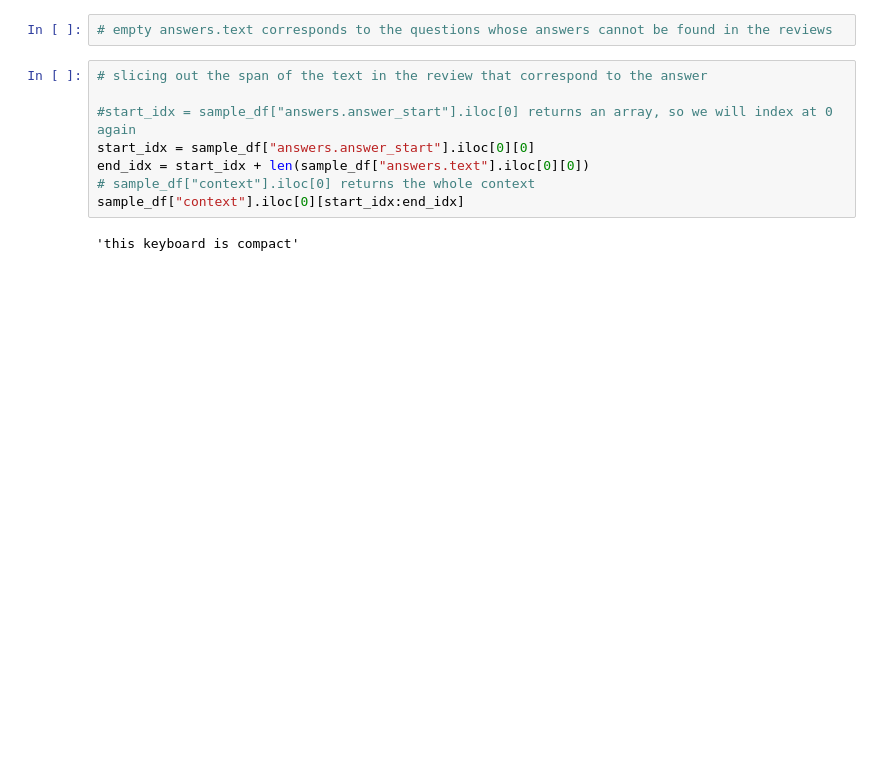
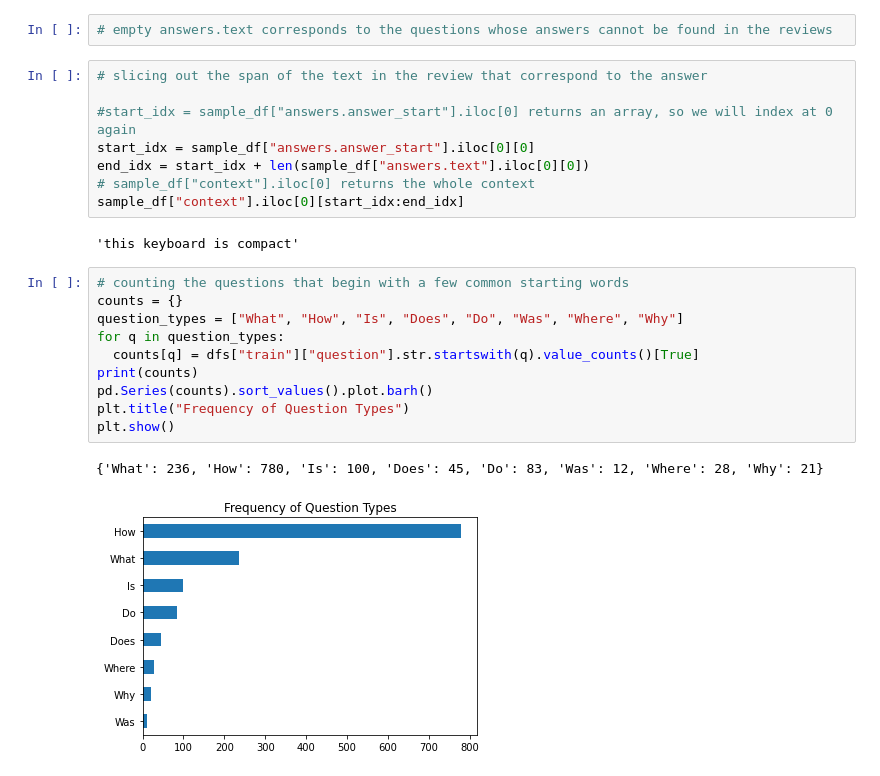
Before and after one commit to yashika-git/NLP, a Jupyter notebook: Review_Based_QA_System.ipynb, the cells around one changed output. Drawn from its saved outputs; the diff is of its cells as text; blank space fills up the shorter version.

```diff
--- a/Review_Based_QA_System.ipynb
+++ b/Review_Based_QA_System.ipynb
@@ -72,3 +73,16 @@ end_idx = start_idx + len(sample_df["answers.text"].iloc[0][0])
 sample_df["context"].iloc[0][start_idx:end_idx]
 # %% [output]
 'this keyboard is compact'
+# %%
+# counting the questions that begin with a few common starting words
+counts = {}
+question_types = ["What", "How", "Is", "Does", "Do", "Was", "Where", "Why"]
+for q in question_types:
+  counts[q] = dfs["train"]["question"].str.startswith(q).value_counts()[True]
+print(counts)
+pd.Series(counts).sort_values().plot.barh()
+plt.title("Frequency of Question Types")
+plt.show()
+# %% [output]
+{'What': 236, 'How': 780, 'Is': 100, 'Does': 45, 'Do': 83, 'Was': 12, 'Where': 28, 'Why': 21}
+[figure, added]
```
Also changed, not shown: parts of 14 cells of this notebook.
